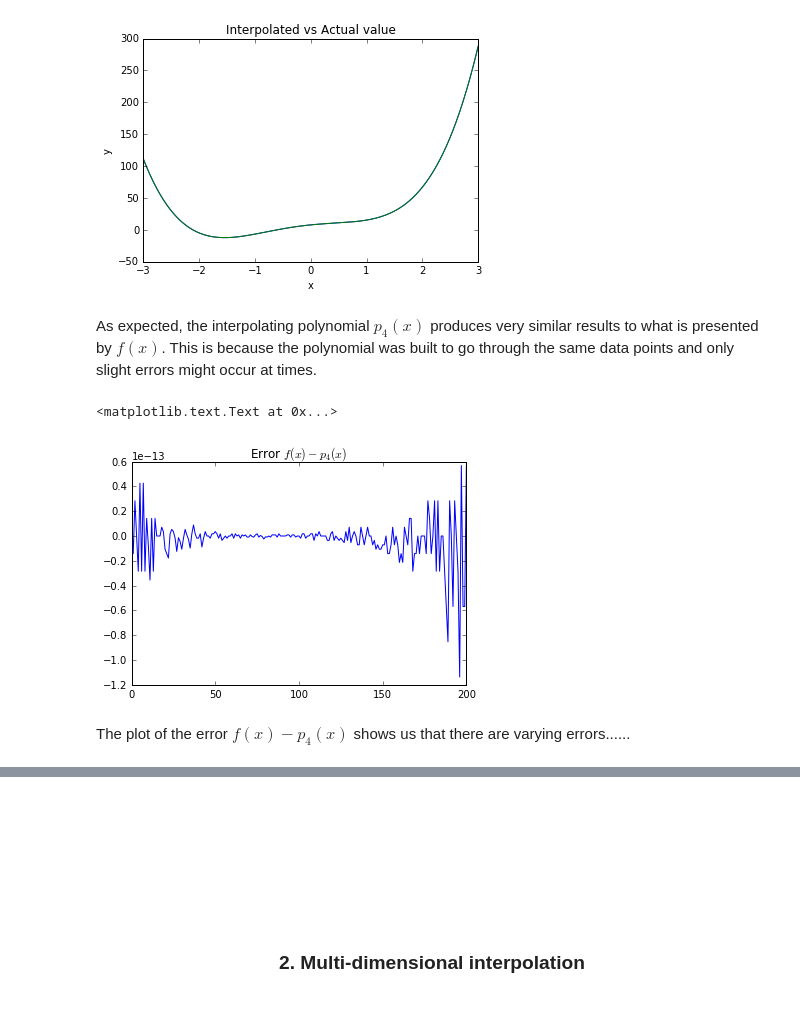
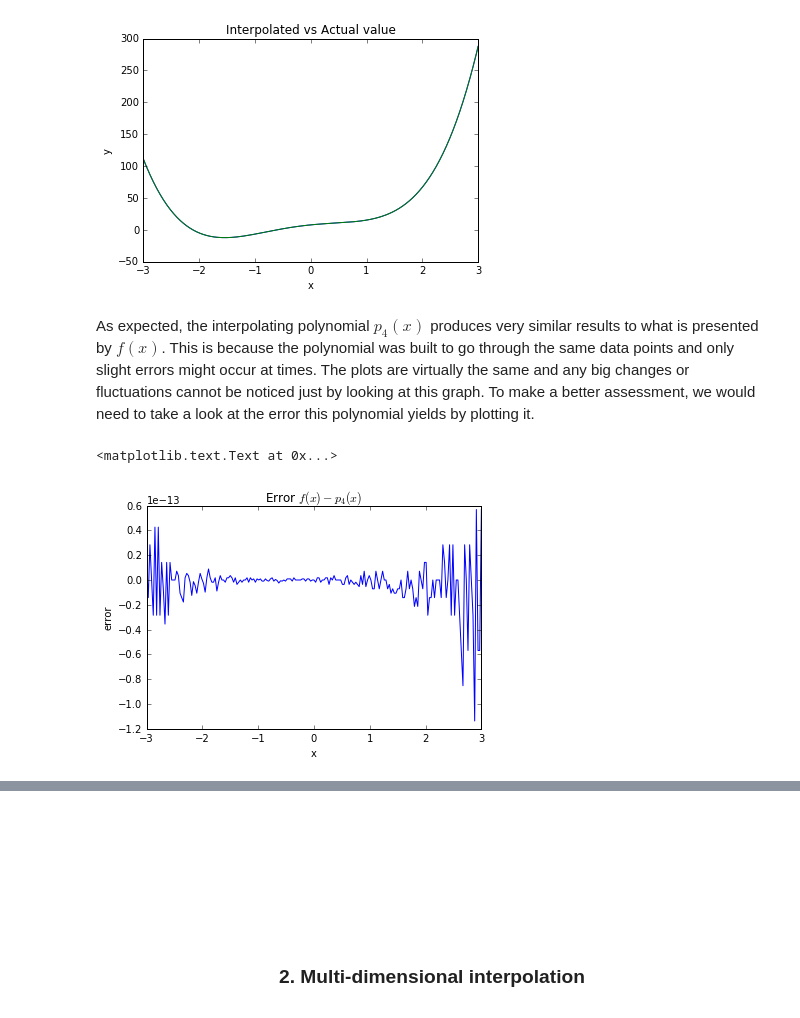
Before and after one commit to popov95s/MATH3316, a Jupyter notebook: Project3/project3_StefanPopov.ipynb, the cells around one changed output, grey strips where cells are left out. Cells and saved outputs as stored; diff of their text form; code cells hidden in the pictures.

```diff
--- a/Project3/project3_StefanPopov.ipynb
+++ b/Project3/project3_StefanPopov.ipynb
@@ -181,13 +181,14 @@ plot(x, xInterpol)
 [<matplotlib.lines.Line2D at 0x...>]
 [figure]
 # %% [markdown]
-As expected, the interpolating polynomial $p_4(x)$ produces very similar results to what is presented by $f(x)$. This is because the polynomial was built to go through the same data points and only slight errors might occur at times.
+As expected, the interpolating polynomial $p_4(x)$ produces very similar results to what is presented by $f(x)$. This is because the polynomial was built to go through the same data points and only slight errors might occur at times. The plots are virtually the same and any big changes or fluctuations cannot be noticed just by looking at this graph. To make a better assessment, we would need to take a look at the error this polynomial yields by plotting it.
 # %%
 
-plot(error)
+plot(x,error)
+
+xlabel('x')
+ylabel('error')
 title('Error $f(x)-p_4(x)$')
 # %% [output]
 <matplotlib.text.Text at 0x...>
-[figure, old version]
+[figure, new version]
-# %% [markdown]
-The plot of the error $f(x) - p_4(x)$ shows us that there are varying errors......
```
Also changed, not shown: parts of 29 cells of this notebook, 9 other files.
